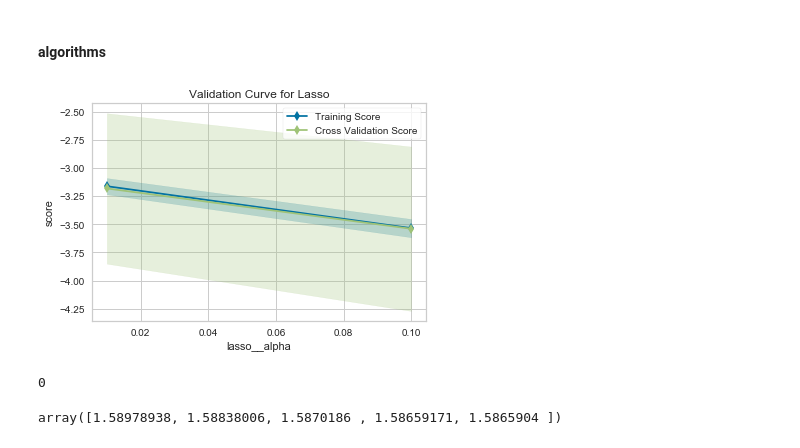
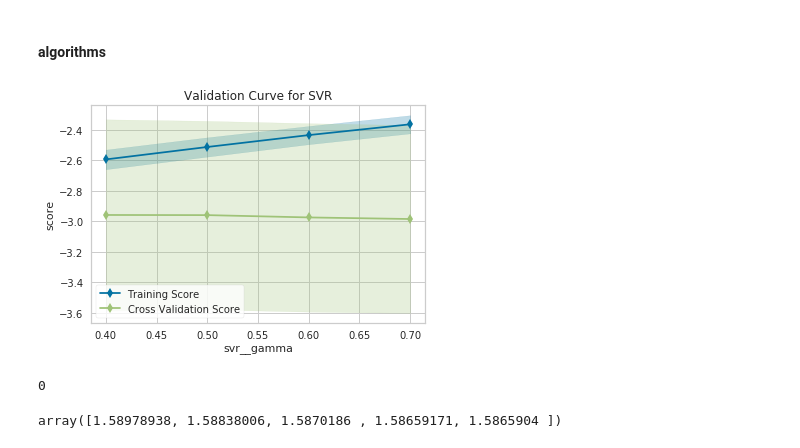
Before and after one commit to victorfica/Master-thesis, a Jupyter notebook: notebooks/stacking_AVG_models_FINAL.ipynb, the cells around one changed output. Drawn from its saved outputs; the diff is of its cells as text; code cells hidden in the pictures.

```diff
--- a/notebooks/stacking_AVG_models_FINAL.ipynb
+++ b/notebooks/stacking_AVG_models_FINAL.ipynb
@@ -118,7 +118,7 @@ lasso = make_pipeline(interactions,skewness,zeroth,MinMaxScaler(),
                       Lasso(alpha=0.001,normalize=True,fit_intercept=True,random_state=1))
 # svr polynomial kernel
 svrP = make_pipeline(interactions,skewness,zeroth,MinMaxScaler(),
-                      SVR(C=1,degree=2,epsilon=0.4,gamma=0.5,kernel='poly'))
+                      SVR(C=0.5,degree=2,epsilon=0.5,gamma=0.4,kernel='poly'))
 
 svrRBF = make_pipeline(interactions,skewness,zeroth,MinMaxScaler(),
                       SVR(C=2.5,epsilon=0.5,gamma=2,kernel='rbf'))
@@ -138,22 +138,22 @@ xgbr = make_pipeline(interactions,skewness,zeroth,
 # %%
 import numpy as np
 
 from yellowbrick.model_selection import ValidationCurve
 
 #1)
 #2)
 #3) Crear pipeline
 
 viz = ValidationCurve(
-    lasso, njobs=-1,param_name="lasso__alpha",
-    param_range=[0.01,0.1], cv=10, scoring="neg_mean_squared_error",n_jobs=-1)
+    svrP, njobs=-1,param_name="svr__gamma",
+    param_range=[0.4,0.5,0.6,0.7], cv=10, scoring="neg_mean_squared_error",n_jobs=-1)
 #plt.ylim(0,0.6)
 # Fit and poof the visualizer
 viz.fit(X_train.values, y_train.values)
 viz.poof()
 print(viz.test_scores_mean_.argmax())
 # %% [output]
-[figure, old version]
+[figure, new version]
 0
 # %%
 np.sqrt(-viz.test_scores_mean_)
```
Also changed, not shown: parts of 9 cells of this notebook, 1 other file.
